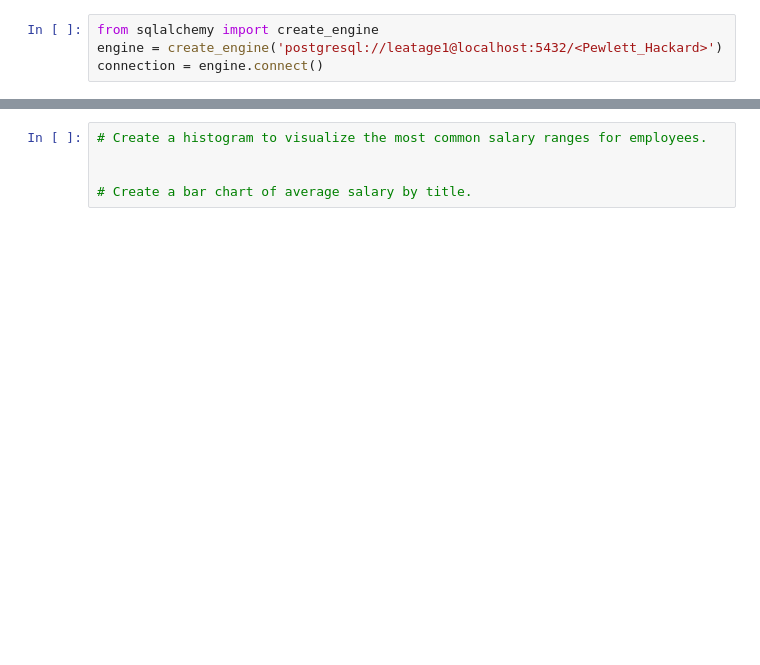
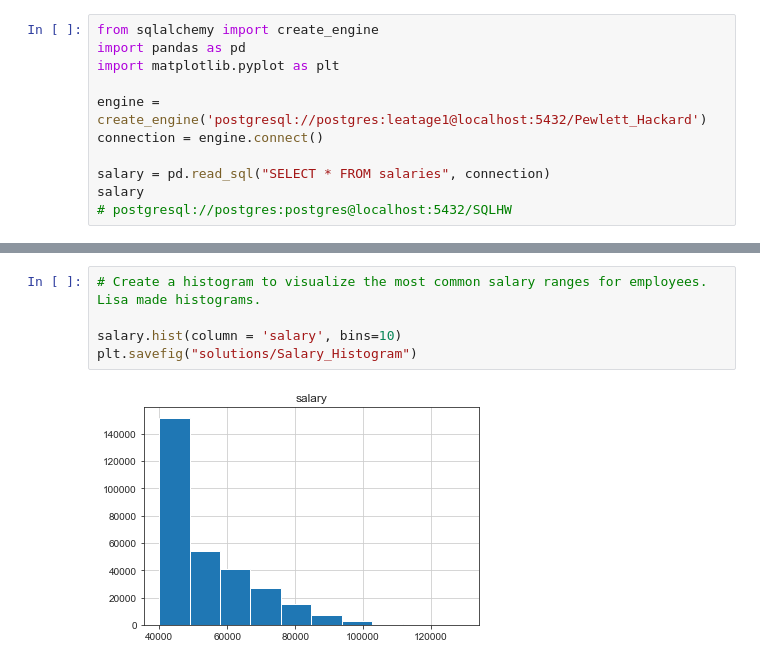
Before and after one commit to SJLimburg/SQL_challenge, a Jupyter notebook: EmployeeSQL/Bonus.ipynb, the cells around one changed output, grey strips where cells are left out. Drawn from its saved outputs; the diff is of its cells as text; blank space fills up the shorter version.

```diff
--- a/EmployeeSQL/Bonus.ipynb
+++ b/EmployeeSQL/Bonus.ipynb
@@ -1,5 +1,12 @@
 # %%
 from sqlalchemy import create_engine
-engine = create_engine('postgresql://leatage1@localhost:5432/<Pewlett_Hackard>')
+import pandas as pd
+import matplotlib.pyplot as plt
+
+engine = create_engine('postgresql://postgres:leatage1@localhost:5432/Pewlett_Hackard')
 connection = engine.connect()
+
+salary = pd.read_sql("SELECT * FROM salaries", connection)
+salary
+# postgresql://postgres:postgres@localhost:5432/SQLHW
 # %% [output]
@@ -9,5 +26,7 @@ OperationalError: (psycopg2.OperationalError) fe_sendauth: no password supplied
 # %%
-# Create a histogram to visualize the most common salary ranges for employees.
+# Create a histogram to visualize the most common salary ranges for employees.  Lisa made histograms.
 
-
-# Create a bar chart of average salary by title.
+salary.hist(column = 'salary', bins=10)
+plt.savefig("solutions/Salary_Histogram")
+# %% [output]
+[figure, added]
```
Also changed, not shown: parts of 3 cells of this notebook, 2 other files.
